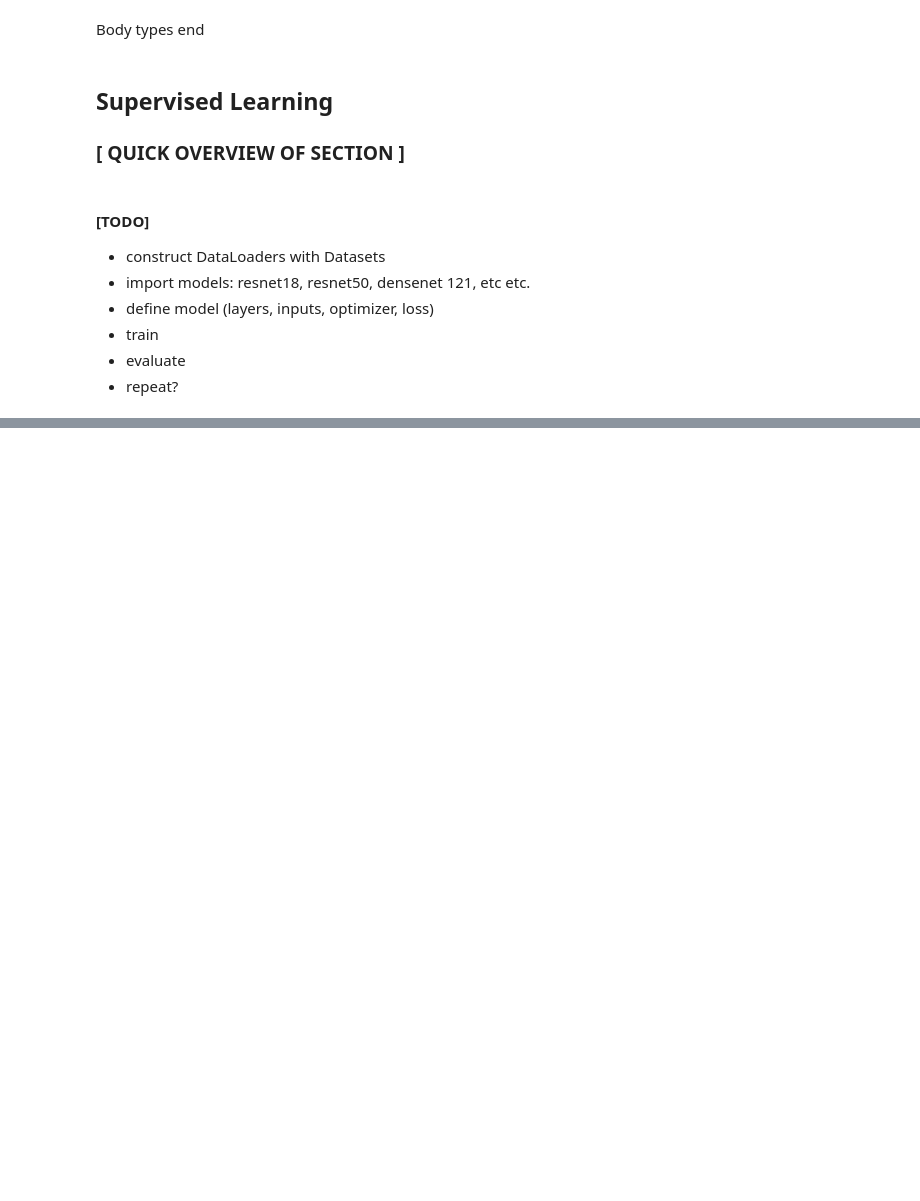
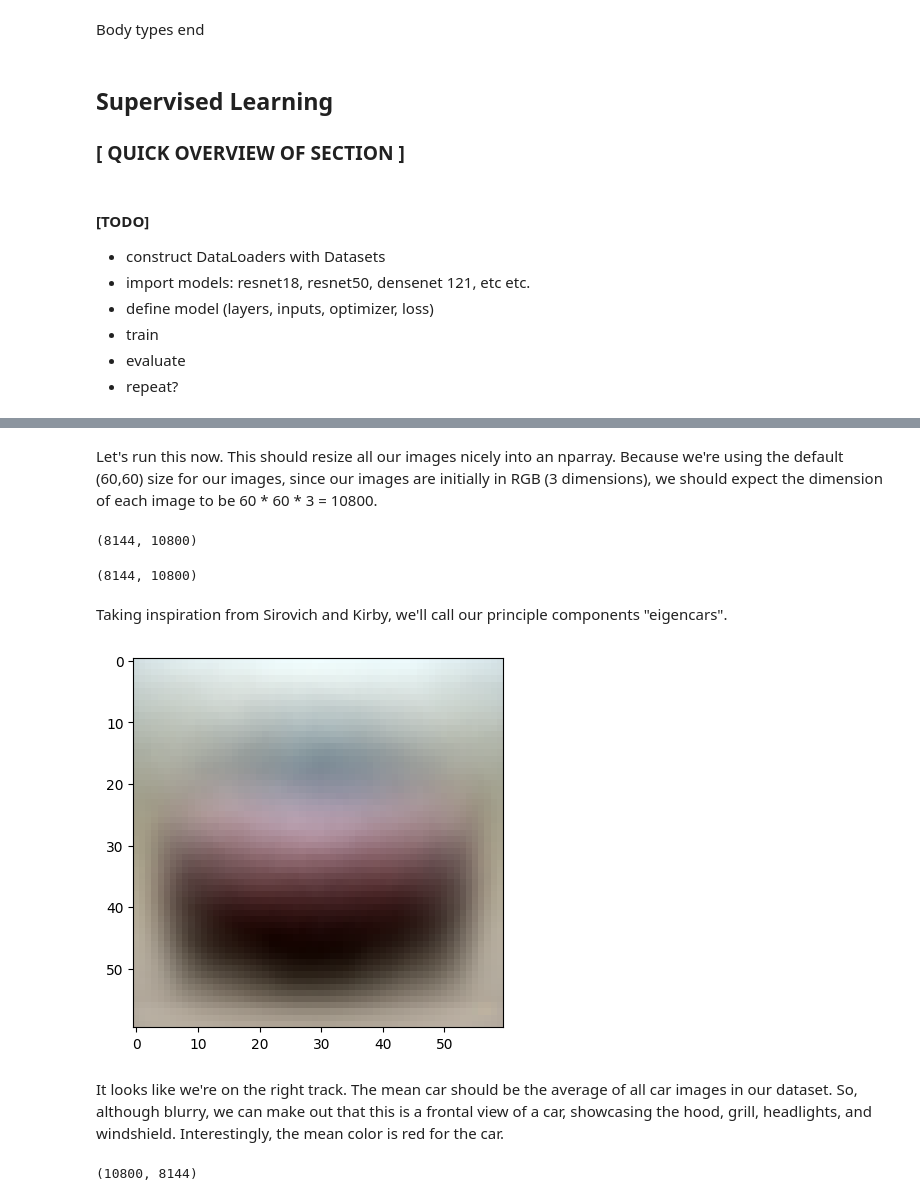
Before and after one commit to jaketakes/cogs118b-final-project, a Jupyter notebook: project.ipynb, the cells around one changed output, grey strips where cells are left out. Cells and saved outputs as stored; diff of their text form; code cells hidden in the pictures; blank space fills up the shorter version.

```diff
--- a/project.ipynb
+++ b/project.ipynb
@@ -283,0 +321,32 @@ img
+# %% [markdown]
+Let's run this now. This should resize all our images nicely into an nparray. Because we're using the default (60,60) size for our images, since our images are initially in RGB (3 dimensions), we should expect the dimension of each image to be 60 * 60 * 3 = 10800.
+# %%
+cars = images_to_array(cars_data)
+np.save('cars_train.npy', cars)
+print(cars.shape)
+# %% [output]
+(8144, 10800)
+# %%
+cars = np.load('cars_train.npy')
+print(cars.shape)
+n, d = cars.shape
+cars = cars.T # transpose for (d,n) for matrix math
+# %% [output]
+(8144, 10800)
+# %% [markdown]
+Taking inspiration from Sirovich and Kirby, we'll call our principle components "eigencars".
+# %%
+meancar = np.mean(cars, axis=1)
+meancar = meancar[:, np.newaxis] #transform into 2d space
+
+viewimage(meancar)
+plt.show()
+# %% [output]
+[figure, added]
+# %% [markdown]
+It looks like we're on the right track. The mean car should be the average of all car images in our dataset. So, although blurry, we can make out that this is a frontal view of a car, showcasing the hood, grill, headlights, and windshield. Interestingly, the mean color is red for the car.
+# %%
+A = cars - meancar # subtract mean car from every image via broadcasting.
+print(A.shape)
+# %% [output]
+(10800, 8144)
```
Also changed, not shown: parts of 39 cells of this notebook, 1 other file.
